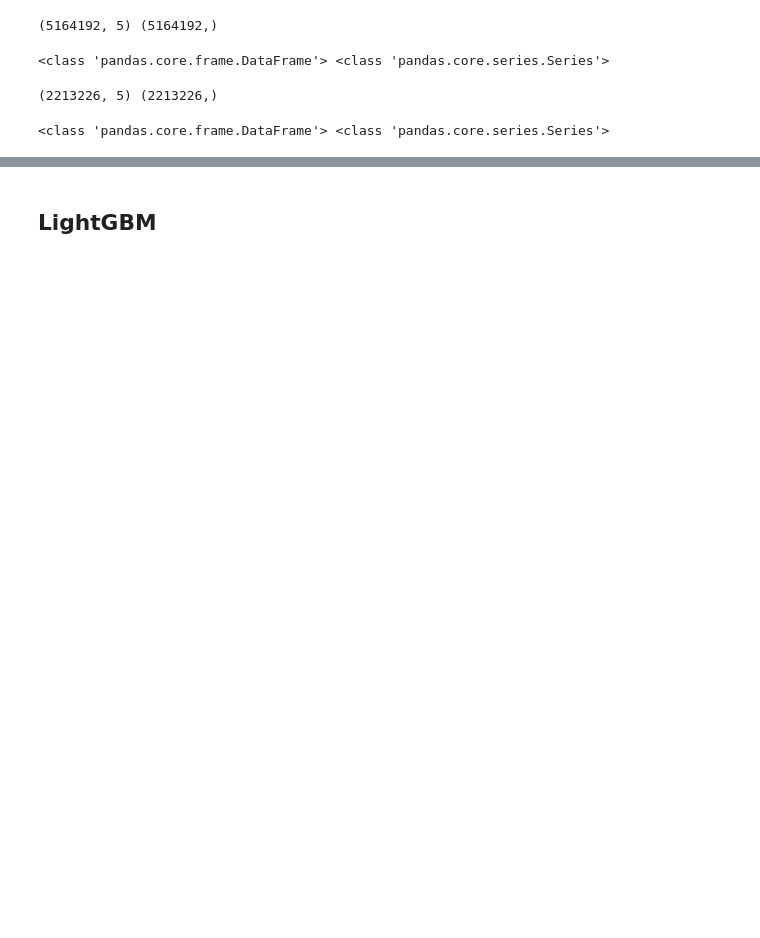
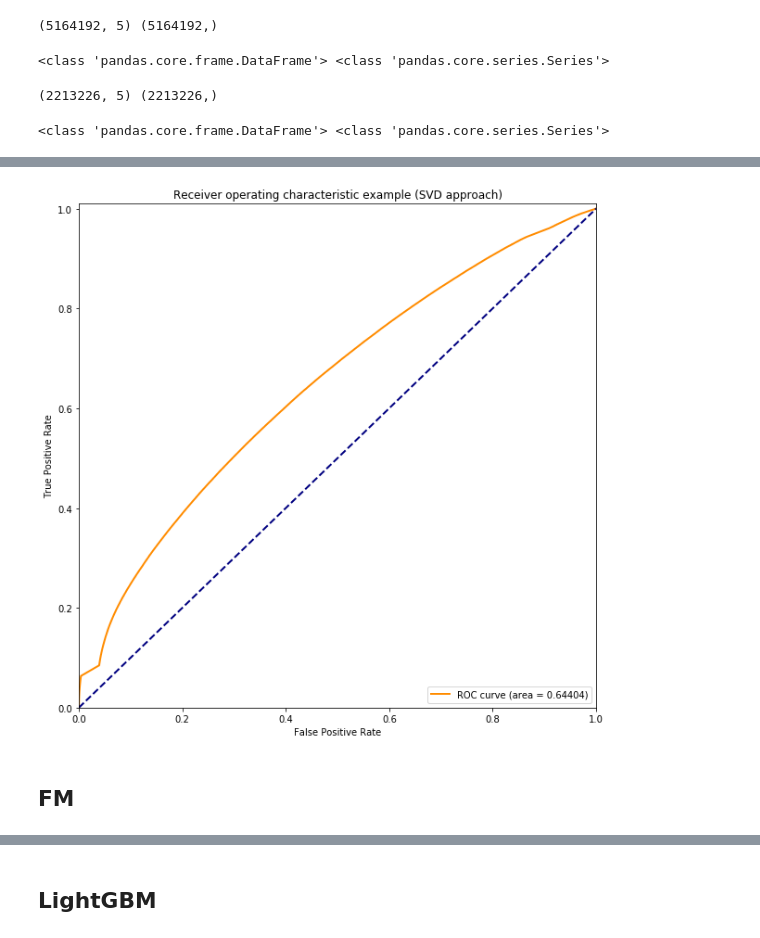
Before and after one commit to IooHooI/RECOMMENDATION_SYSTEMS_2, a Jupyter notebook: notebooks/SOLUTION.ipynb, the cells around one changed output, grey strips where cells are left out. Cells and saved outputs as stored; diff of their text form; code cells hidden in the pictures; blank space fills up the shorter version.

```diff
--- a/notebooks/SOLUTION.ipynb
+++ b/notebooks/SOLUTION.ipynb
@@ -669,0 +358,2 @@ model = TFFMClassifier(
+# %%
+y_pred = svd_recommender.predict_proba(X_test)
@@ -669,0 +364,6 @@ model = TFFMClassifier(
+# %%
+plot_roc_auc(fpr, tpr, 'SVD approach')
+# %% [output]
+[figure, added]
+# %% [markdown]
+## FM
```
Also changed, not shown: parts of 136 cells of this notebook.
